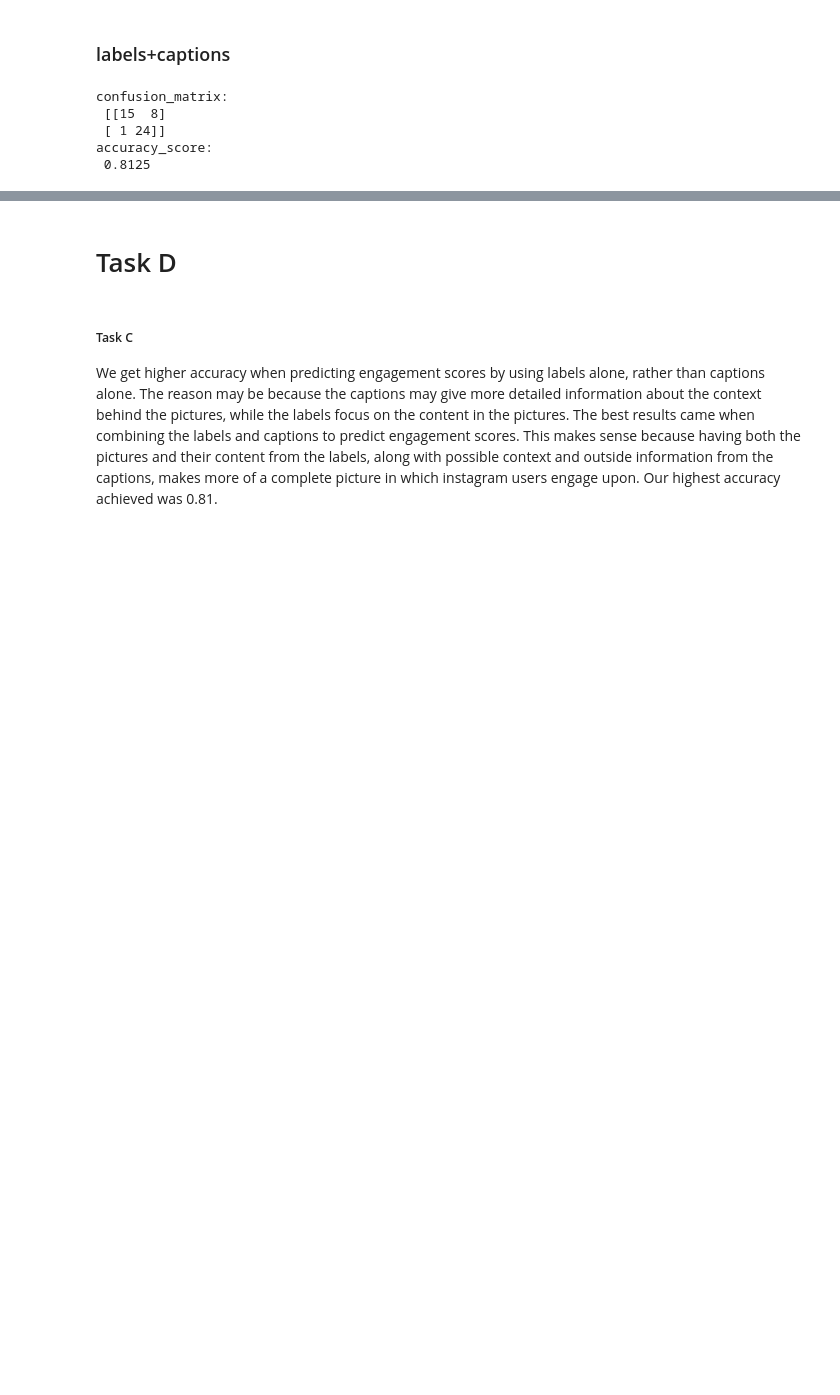
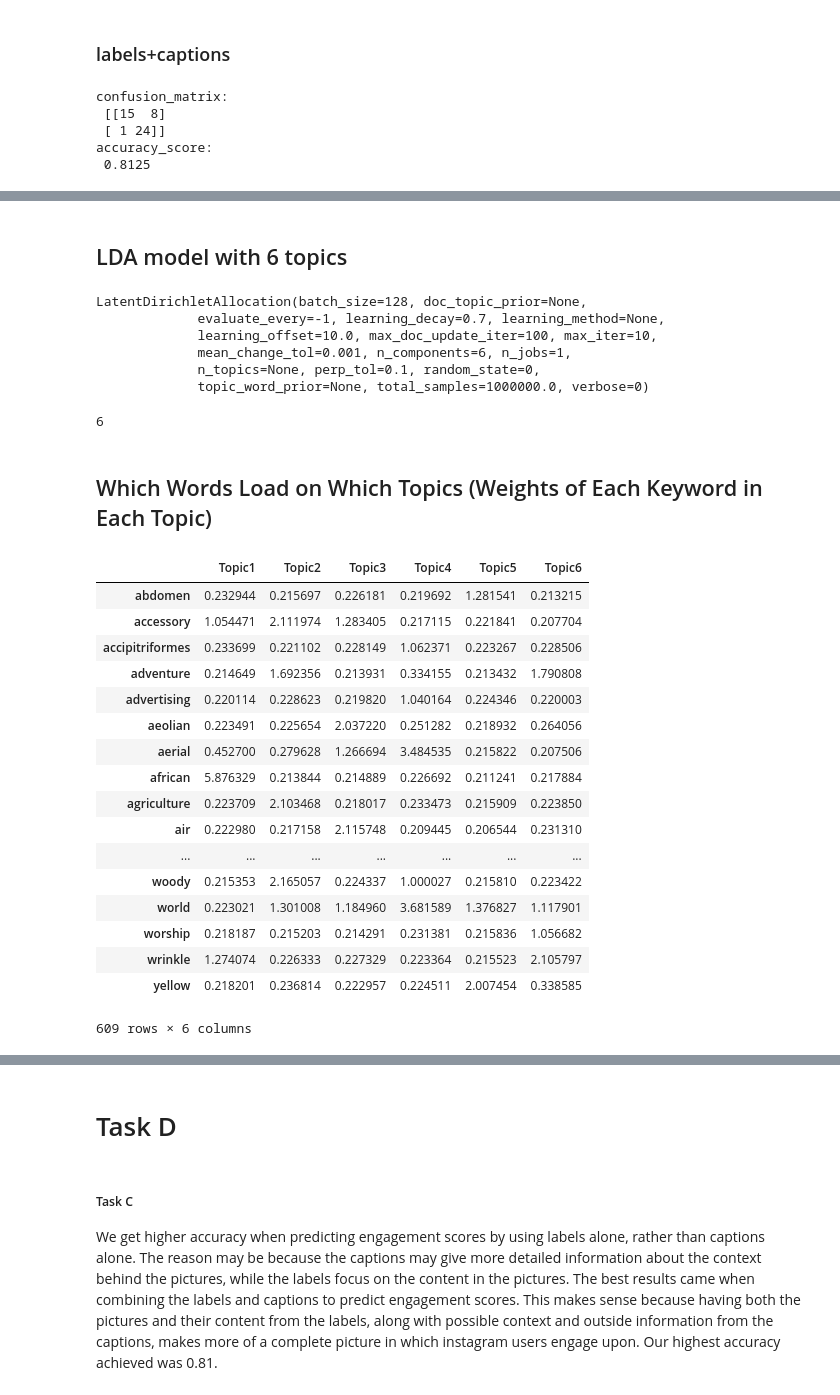
Before and after one commit to kwura/user-generated-content-analytics, a Jupyter notebook: A04/A04-Instagram.ipynb, the cells around one changed output, grey strips where cells are left out. Saved outputs shown, nothing was run; the diff lists cells and outputs as text; code cells hidden in the pictures; blank space fills up the shorter version.

```diff
--- a/A04/A04-Instagram.ipynb
+++ b/A04/A04-Instagram.ipynb
@@ -324,0 +446,61 @@ accuracy_score:
+# %%
+# init count vectorizer
+vectorizer = CountVectorizer(analyzer='word',
+                             stop_words='english',             # remove stop words
+                             lowercase=True,                   # convert all words to lowercase
+                            )
+# %%
+data_vectorized = vectorizer.fit_transform(final_labels)
+# %% [markdown]
+## LDA model with 6 topics
+# %%
+lda = LatentDirichletAllocation(n_components = 6, random_state = 0)
+# %%
+lda.fit(data_vectorized)
+# %% [output]
+LatentDirichletAllocation(batch_size=128, doc_topic_prior=None,
+             evaluate_every=-1, learning_decay=0.7, learning_method=None,
+             learning_offset=10.0, max_doc_update_iter=100, max_iter=10,
+             mean_change_tol=0.001, n_components=6, n_jobs=1,
+             n_topics=None, perp_tol=0.1, random_state=0,
+             topic_word_prior=None, total_samples=1000000.0, verbose=0)
+# %%
+lda.n_components
+# %% [output]
+6
+# %% [markdown]
+## Which Words Load on Which Topics (Weights of Each Keyword in Each Topic)
+# %%
+# column names
+topicnames = ["Topic" + str(i) for i in range(1, lda.n_components + 1)]
+
+# weights of each keyword in each topic
+
+# Topic-Keyword Matrix
+df_topic_keywords = pd.DataFrame(lda.components_.T)
+
+# Assign Column and Index
+df_topic_keywords.index = vectorizer.get_feature_names()
+df_topic_keywords.columns = topicnames
+
+# View
+df_topic_keywords
+# %% [output]
+|  | Topic1 | Topic2 | Topic3 | Topic4 | Topic5 | Topic6 |
+| abdomen | 0.232944 | 0.215697 | 0.226181 | 0.219692 | 1.281541 | 0.213215 |
+| accessory | 1.054471 | 2.111974 | 1.283405 | 0.217115 | 0.221841 | 0.207704 |
+| accipitriformes | 0.233699 | 0.221102 | 0.228149 | 1.062371 | 0.223267 | 0.228506 |
+| adventure | 0.214649 | 1.692356 | 0.213931 | 0.334155 | 0.213432 | 1.790808 |
+| advertising | 0.220114 | 0.228623 | 0.219820 | 1.040164 | 0.224346 | 0.220003 |
+| aeolian | 0.223491 | 0.225654 | 2.037220 | 0.251282 | 0.218932 | 0.264056 |
+| aerial | 0.452700 | 0.279628 | 1.266694 | 3.484535 | 0.215822 | 0.207506 |
+| african | 5.876329 | 0.213844 | 0.214889 | 0.226692 | 0.211241 | 0.217884 |
+| agriculture | 0.223709 | 2.103468 | 0.218017 | 0.233473 | 0.215909 | 0.223850 |
+| air | 0.222980 | 0.217158 | 2.115748 | 0.209445 | 0.206544 | 0.231310 |
+| ... | ... | ... | ... | ... | ... | ... |
+| woody | 0.215353 | 2.165057 | 0.224337 | 1.000027 | 0.215810 | 0.223422 |
+| world | 0.223021 | 1.301008 | 1.184960 | 3.681589 | 1.376827 | 1.117901 |
+| worship | 0.218187 | 0.215203 | 0.214291 | 0.231381 | 0.215836 | 1.056682 |
+| wrinkle | 1.274074 | 0.226333 | 0.227329 | 0.223364 | 0.215523 | 2.105797 |
+| yellow | 0.218201 | 0.236814 | 0.222957 | 0.224511 | 2.007454 | 0.338585 |
+609 rows × 6 columns
```
Also changed, not shown: parts of 64 cells of this notebook.
